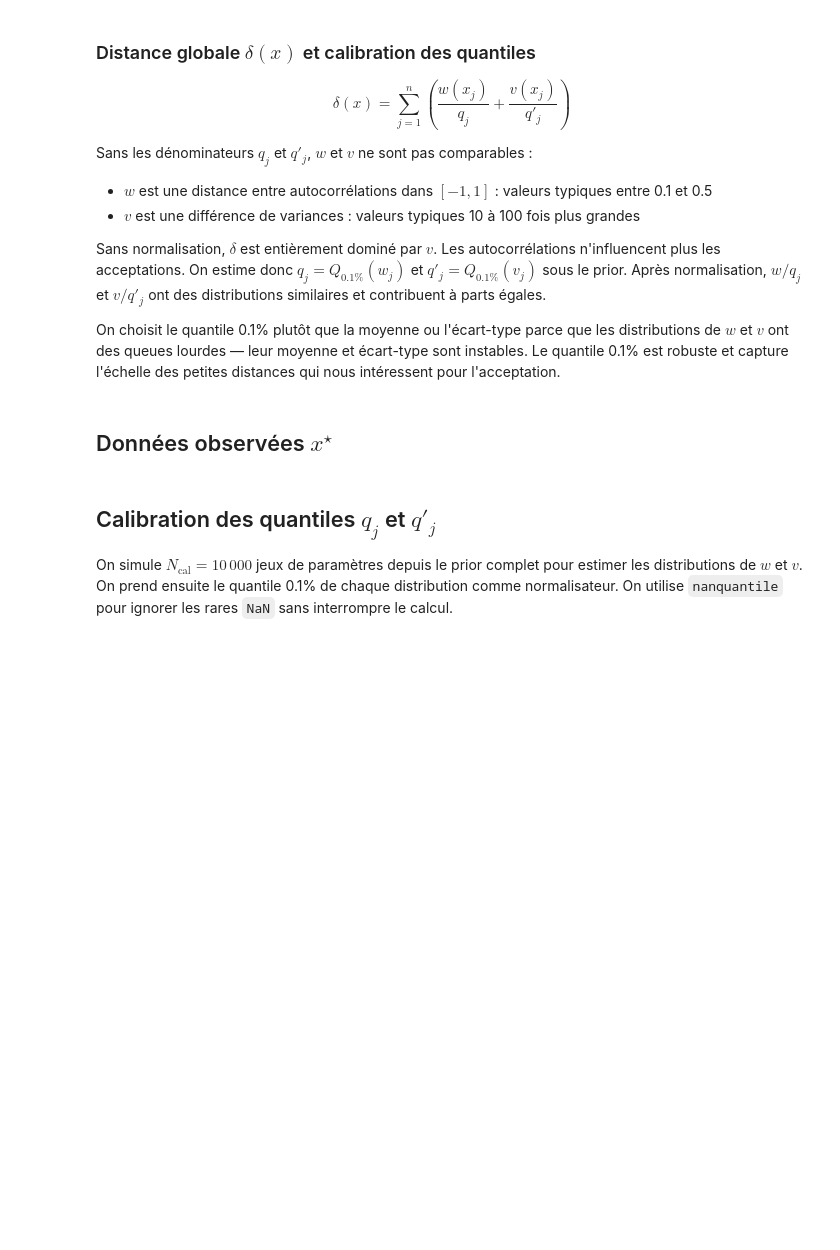
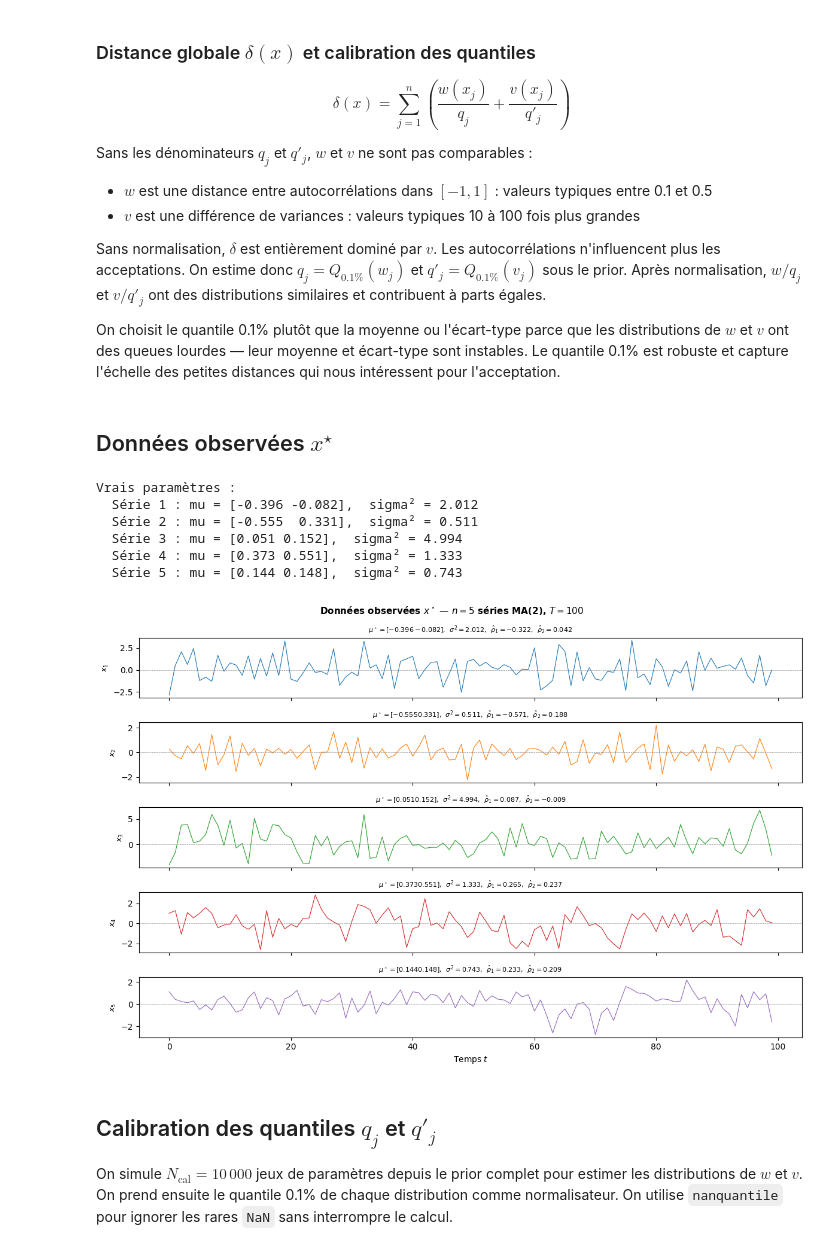
Before and after one commit to inaelenacampan/MonteCarloAndSimulation, a Jupyter notebook: Gibbs.ipynb, the cells around one changed output. Cells and saved outputs as stored; diff of their text form; code cells hidden in the pictures; blank space fills up the shorter version.

```diff
--- a/Gibbs.ipynb
+++ b/Gibbs.ipynb
@@ -707,32 +724,37 @@ def generate_data(n, T, alpha, zeta, rng=None):
 # %% [markdown]
 ## Données observées $x^\star$
 # %%
-rng_data = np.random.default_rng(SEED)
-x_obs, mu_true, sigma2_true = generate_data(n, T, alpha, zeta, rng_data)
-
 print("Vrais paramètres :")
 for j in range(n):
     print(f"  Série {j+1} : mu = {np.array(mu_true[j]).round(3)},  "
           f"sigma² = {sigma2_true[j]:.3f}")
 
 fig, axes = plt.subplots(n, 1, figsize=(12, 8), sharex=True)
 for j in range(n):
     axes[j].plot(x_obs[j], color=f'C{j}', linewidth=0.8)
     axes[j].axhline(0, color='gray', linewidth=0.4, linestyle='--')
     axes[j].set_ylabel(f'$x_{j+1}$', fontsize=9)
     r1 = autocorr_emp(x_obs[j], 1)
     r2 = autocorr_emp(x_obs[j], 2)
     axes[j].set_title(
         rf'$\mu^\star = {np.array(mu_true[j]).round(3)}$,  '
         rf'$\sigma^2 = {sigma2_true[j]:.3f}$,  '
         rf'$\hat{{\rho}}_1 = {r1:.3f}$,  $\hat{{\rho}}_2 = {r2:.3f}$',
         fontsize=8)
 axes[-1].set_xlabel('Temps $t$', fontsize=10)
 fig.suptitle(r"Données observées $x^\star$ — $n=5$ séries MA(2), $T=100$",
              fontsize=11, fontweight='bold')
 plt.tight_layout()
-plt.savefig('fig_donnees_observees.png', dpi=150, bbox_inches='tight')
+plt.savefig('Results/fig_donnees_observees.png', dpi=150, bbox_inches='tight')
 plt.show()
+# %% [output]
+Vrais paramètres :
+  Série 1 : mu = [-0.396 -0.082],  sigma² = 2.012
+  Série 2 : mu = [-0.555  0.331],  sigma² = 0.511
+  Série 3 : mu = [0.051 0.152],  sigma² = 4.994
+  Série 4 : mu = [0.373 0.551],  sigma² = 1.333
+  Série 5 : mu = [0.144 0.148],  sigma² = 0.743
+[figure, added]
 # %% [markdown]
 ## Calibration des quantiles $q_j$ et $q'_j$
 
```
Also changed, not shown: parts of 28 cells of this notebook, 21 other files.
